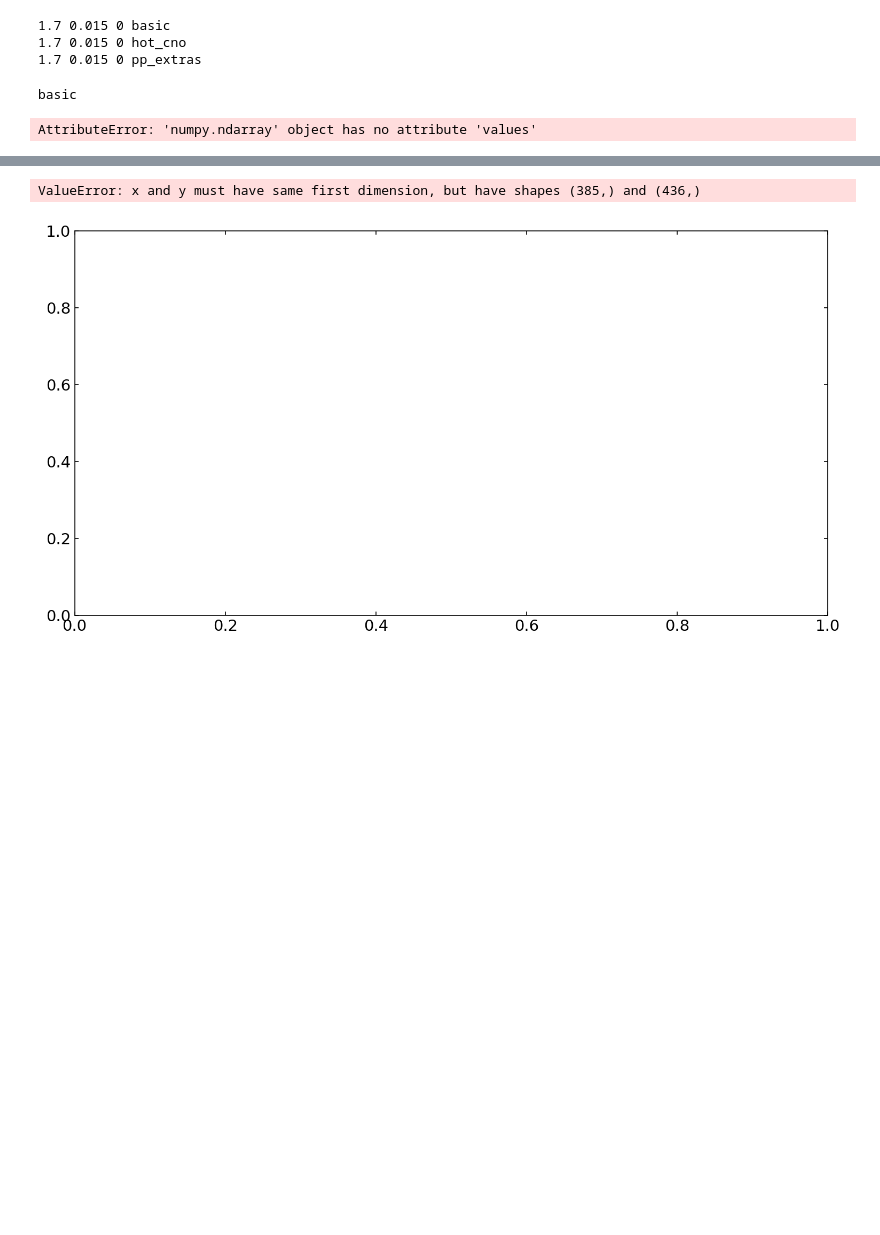
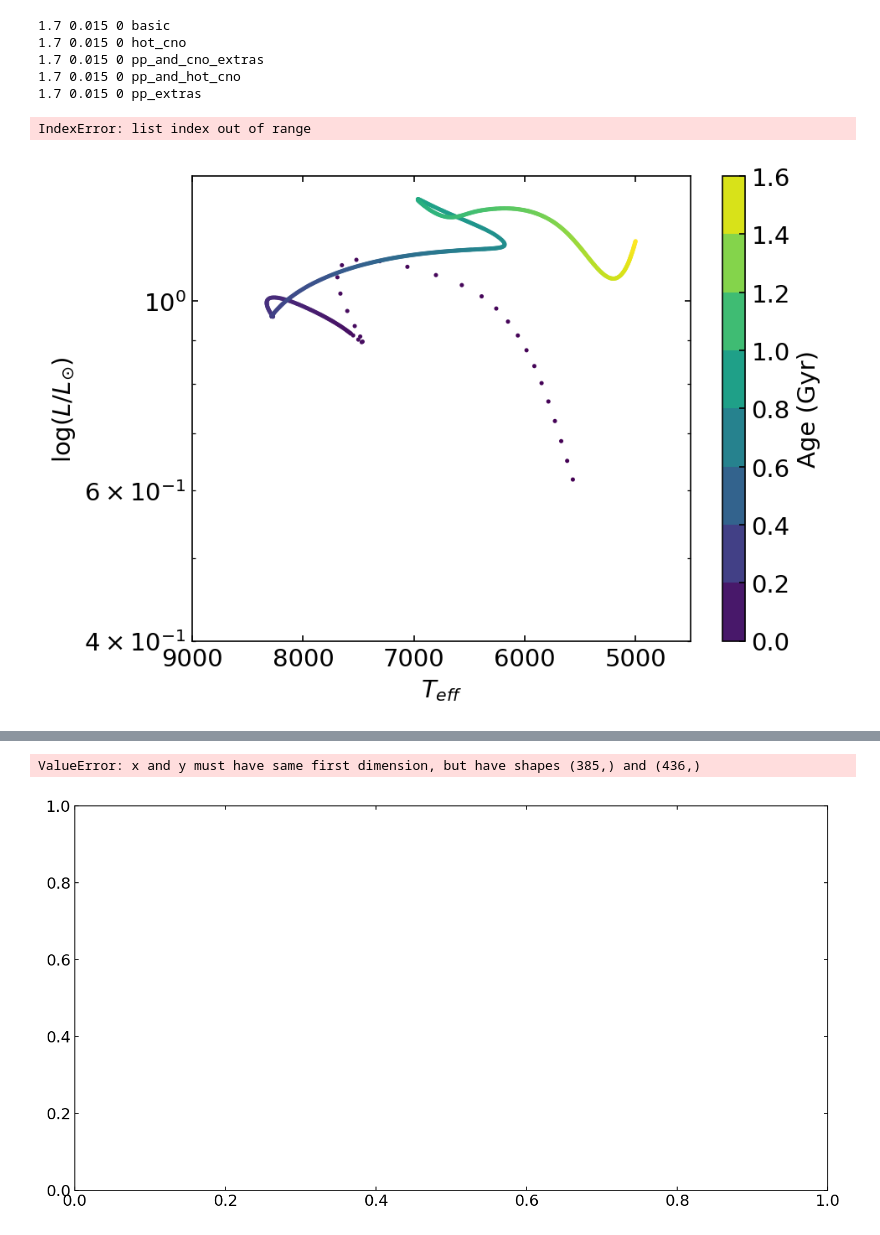
Before and after one commit to gautam-404/MESA-tests, a Jupyter notebook: notebooks_test/net_abundances_tests.ipynb, the cells around one changed output, grey strips where cells are left out. Drawn from its saved outputs; the diff is of its cells as text; code cells hidden in the pictures; blank space fills up the shorter version.

```diff
--- a/notebooks_test/net_abundances_tests.ipynb
+++ b/notebooks_test/net_abundances_tests.ipynb
@@ -88,12 +92,13 @@ for m, z, v, net in combinations:
     print(m, z, v, net)
     key = f"M={m}_Z={z}_V={v}_net={net}"
     hist, freqs, profs, n_profs, prof_index = get_data(logs_dirs[k])
-    data_dict[key] = {}
+    data_dict[key] = pd.DataFrame()
     data_dict[key]['age'] = hist['star_age']/1e6
     data_dict[key]['log_Lcno'] = hist['cno'].values
     data_dict[key]['log_Lpp'] = hist['pp'].values
     data_dict[key]['log_Lnuc'] = hist['log_Lnuc'].values
     data_dict[key]['log_cntr_Rho'] = hist['log_cntr_Rho'].values
+    data_dict[key]['log_cntr_T'] = hist['log_cntr_T'].values
     data_dict[key]['log_Teff'] = hist['log_Teff'].values
     data_dict[key]['log_L'] = hist['log_L'].values
     data_dict[key]['log_LH'] = hist['log_LH'].values
@@ -109,6 +114,8 @@ for m, z, v, net in combinations:
 # %% [output]
 1.7 0.015 0 basic
 1.7 0.015 0 hot_cno
+1.7 0.015 0 pp_and_cno_extras
+1.7 0.015 0 pp_and_hot_cno
 1.7 0.015 0 pp_extras
 # %%
 def interp(x, y, age):
@@ -125,6 +132,8 @@ for key in data_dict.keys():
         data_dict_interp[key][k] = interp(data_dict[key]['age'], data_dict[key][k], age)
 
 data_dict = data_dict_interp
+# %% [output]
+IndexError: list index out of range
 # %%
 fig = plt.figure(constrained_layout=True, figsize=(10, 10))
 linestyle_tuple = [(0, (3, 1, 1, 1, 1, 1)), 'solid', '--', '-.', ':']
@@ -163,14 +172,29 @@ plt.legend()
 plt.suptitle(f"Version: {version}")
 plt.savefig(f"../figures/net_comp_{version}.png", dpi=300)
 plt.show()
-# %%
-for i in range(5):
-    print(nets[i])
-    key = f"M=1.7_Z=0.015_V=0_net={nets[i]}"
-    print(data_dict[key]['age'].values[0], data_dict[key]['age'].values[-1])
-# %% [output]
-basic
-AttributeError: 'numpy.ndarray' object has no attribute 'values'
+# %%
+cmap = mpl.colormaps['viridis']
+key = f"M=1.7_Z=0.015_V=0_net={nets[0]}"
+df = data_dict[key].query('age > 5')
+
+age = df['age']
+Z = [[0,0],[0,0]]
+levels = range(0, len(age)+1)
+plt.scatter(10**df['log_Teff'], df['log_L'], s=2, cmap=cmap, c=range(len(age)))
+
+levels = np.arange(0, age.iloc[-1]/1e3, 0.2)
+contour = plt.contourf(Z, levels, cmap=cmap)
+# plt.colorbar(contour, ticks=[], boundaries=np.arange(len(age)+1)-0.5, label='Age')
+plt.colorbar(contour, ticks=levels, boundaries=levels, label='Age (Gyr)')
+
+plt.xlabel(r"$T_{eff}$")
+plt.ylabel(r"$\log(L/L_{\odot})$")
+plt.yscale('log')
+plt.xlim(9000, 4500)
+plt.ylim(0.4, 1.4)
+plt.show()
+# %% [output]
+[figure, added]
 # %%
 
 key = f"M=1.7_Z=0.015_V=0_net={nets[1]}"
```
Also changed, not shown: parts of 2 cells of this notebook.
